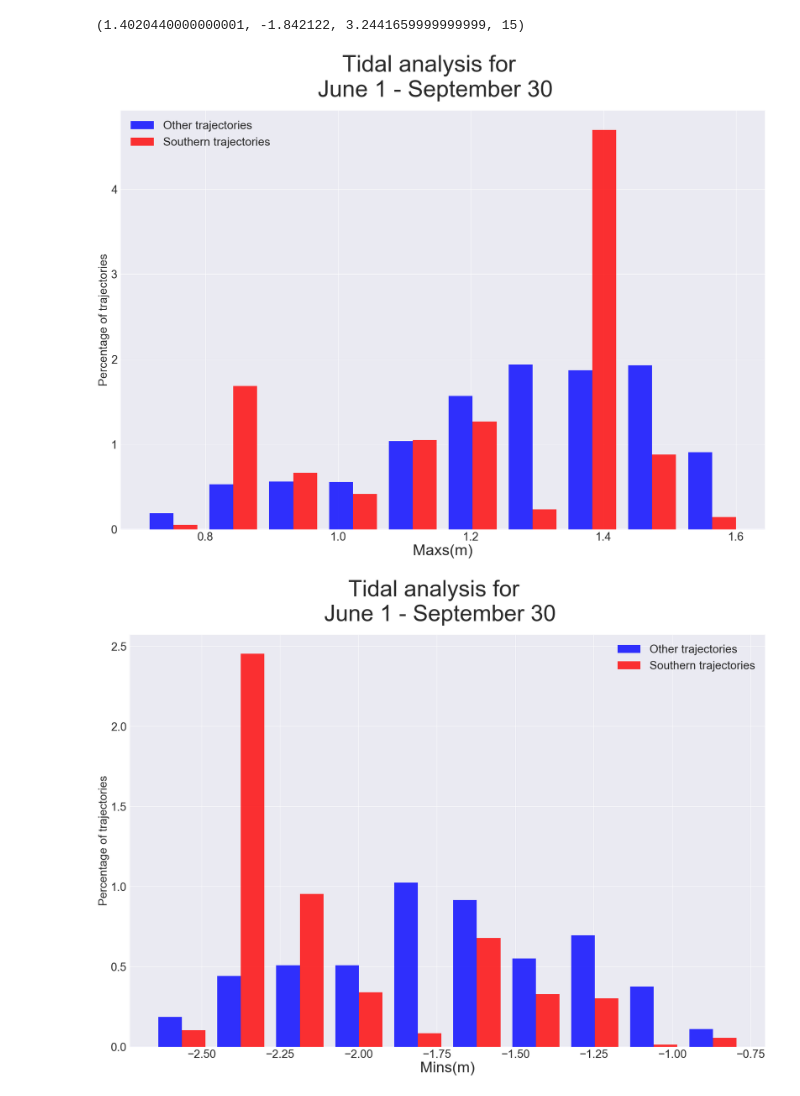
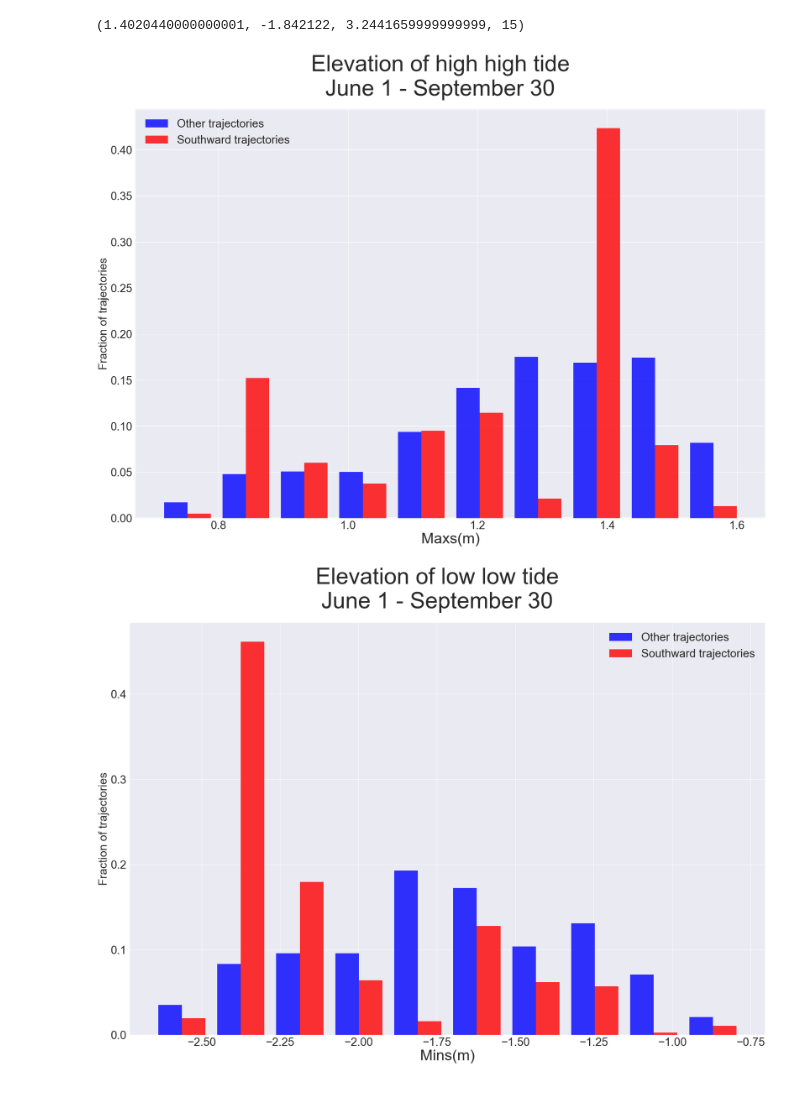
Before and after one commit to SalishSeaCast/analysis-giorgio-2, a Jupyter notebook: revised_notebooks/3analysis_plots/winds_river_tides_histograms.ipynb, the cells around one changed output. Saved outputs shown, nothing was run; the diff lists cells and outputs as text; code cells hidden in the pictures.

```diff
--- a/revised_notebooks/3analysis_plots/winds_river_tides_histograms.ipynb
+++ b/revised_notebooks/3analysis_plots/winds_river_tides_histograms.ipynb
@@ -701,12 +716,18 @@ def plot_tanalysis(cts, sts, i, normed = True):
 
     fig, axs = plt.subplots(1,1, figsize = (30,20))
 
-    fig.suptitle('Tidal analysis for \n June 1 - September 30', size = 60)
+    titles = ['Elevation of high high tide',
+    'Elevation of low low tide',
+    'High high to low low',
+    'Hours since high high' ]
+
+    fig.suptitle('{}\nJune 1 - September 30'.format(titles[i]), size = 60 )
+
 
     labels = ('Other trajectories', 'Southward trajectories')
     colors = ['b','r']
 
-    titles = ['Maxs(m)', 'Mins(m)', 'Amplitudes(m)', 'Phase (h)']
+    captions = ['Maxs(m)', 'Mins(m)', 'Amplitudes(m)', 'Phase (h)']
     sts = [st_Ms, st_ms, st_As, st_phis]
     cts = [ct_Ms, ct_ms, ct_As, ct_phis]
 
@@ -715,21 +736,32 @@ def plot_tanalysis(cts, sts, i, normed = True):
     control_group = cts[i]
     study_group = sts[i]
 
+    weights = None
+
+    if not normed:
+
+        weights = [np.ones_like(control_group)/float(len(control_group)),
+                  np.ones_like(study_group)/float(len(study_group))]
+
+
     groups = [control_group, study_group]
 
 
+
     axs.hist(
-            groups,
-            color= colors,
-            alpha=0.8,
-            normed = normed,
-            label = labels,
-            )
+        groups,
+        color= colors,
+        alpha=0.8,
+        normed = normed,
+        label = labels,
+        weights = weights
+    )
+
 
     plt.legend(loc = 0, fontsize = '30')
 
-    axs.set_ylabel ("Percentage of trajectories", size = 30)
-    axs.set_xlabel (titles[i], size = 40)
+    axs.set_ylabel ("Fraction of trajectories", size = 30)
+    axs.set_xlabel (captions[i], size = 40)
 # %%
 tide_analysis(study_points[0], ftimes, fpreds)
 # %% [output]
@@ -791,9 +782,9 @@ ct_phis = [k[3] for k in control_tides]
 # %%
-plot_tanalysis(cts, sts, 0)
+plot_tanalysis(cts, sts, 0, normed = False)
 # %% [output]
-[figure, old version]
+[figure, new version]
 # %%
-plot_tanalysis(cts, sts, 1)
+plot_tanalysis(cts, sts, 1, normed = False)
 # %% [output]
-[figure, old version]
+[figure, new version]
 # %%
```
Also changed, not shown: parts of 7 cells of this notebook.
